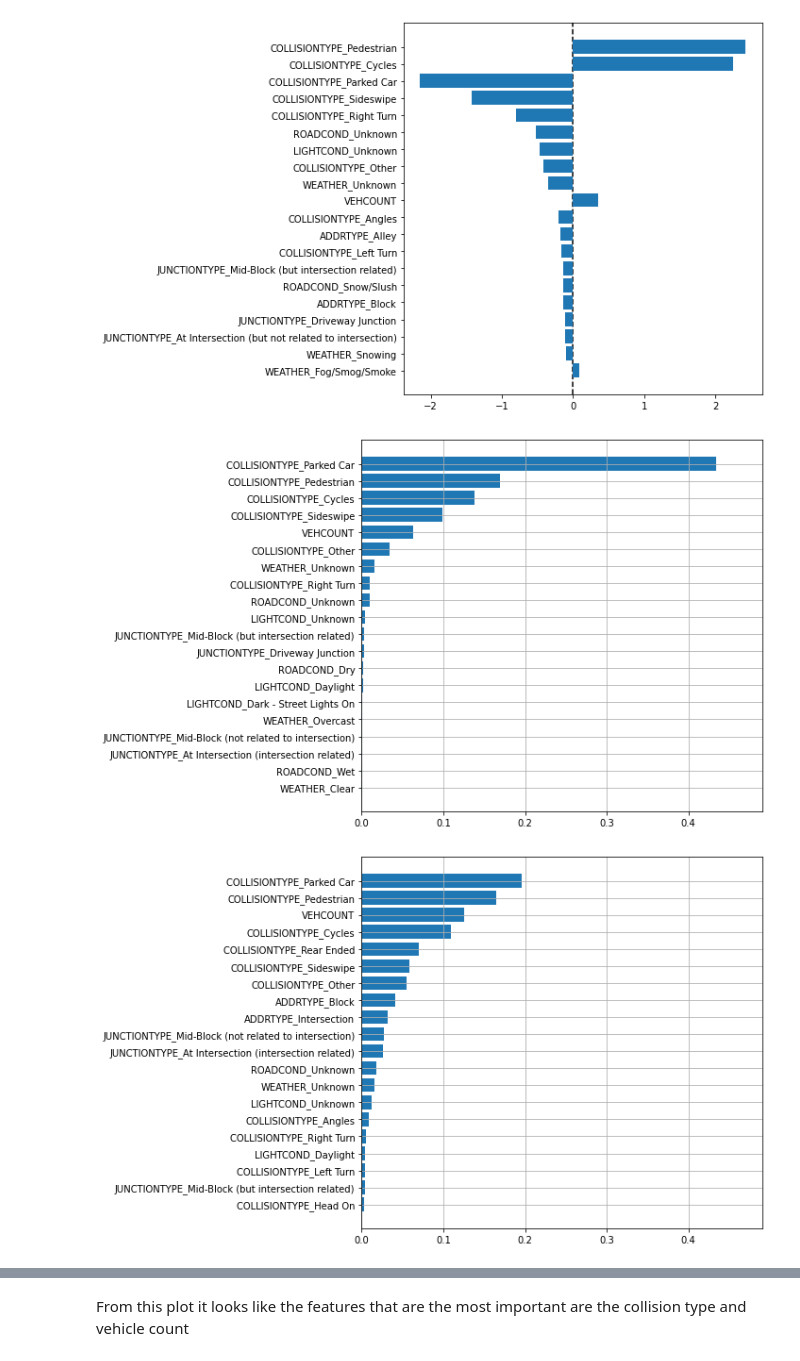
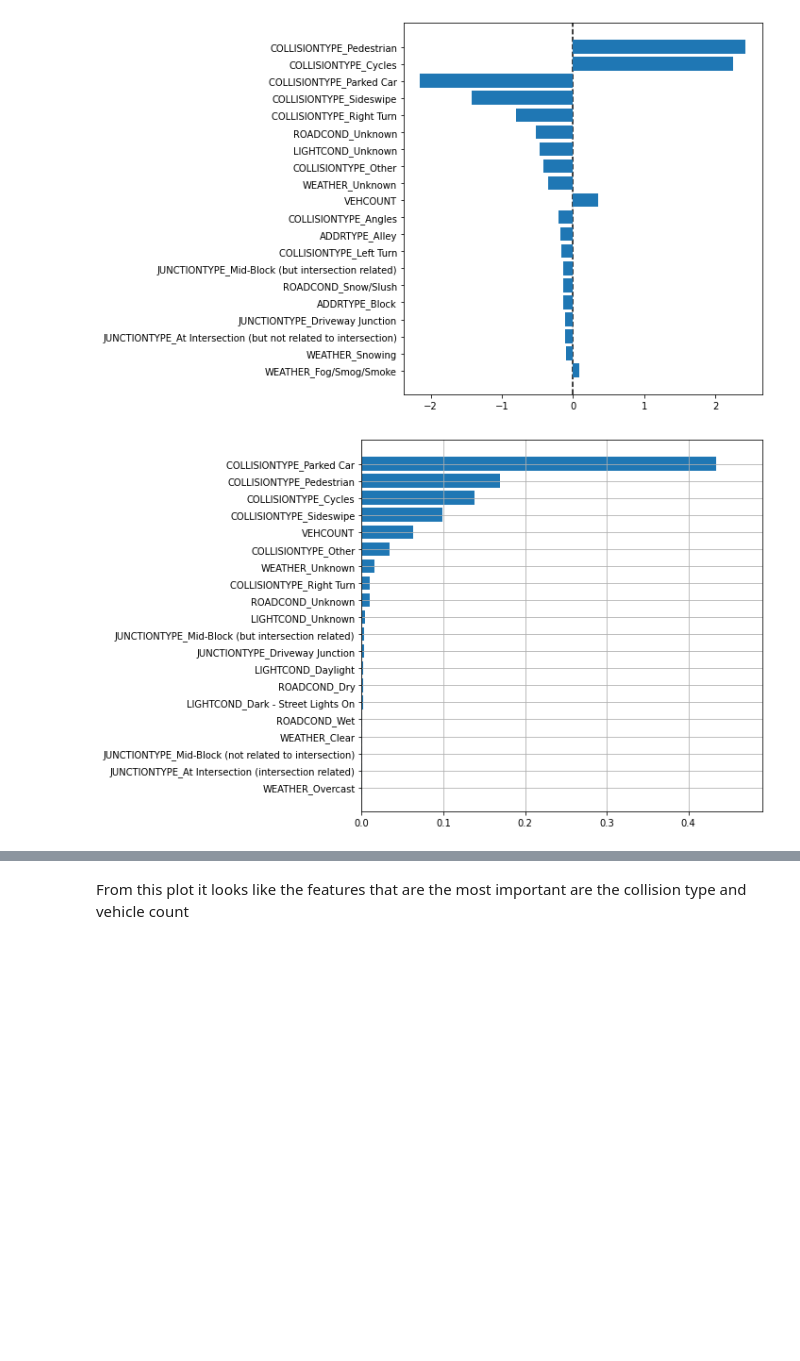
Before and after one commit to analisahill/Coursera_Capstone, a Jupyter notebook: Accident-Severity.ipynb, the cells around one changed output, grey strips where cells are left out. Drawn from its saved outputs; the diff is of its cells as text; code cells hidden in the pictures; blank space fills up the shorter version.

```diff
--- a/Accident-Severity.ipynb
+++ b/Accident-Severity.ipynb
@@ -608,7 +607,7 @@ Now we want to see which features are the most important for our model to make o
 # %%
 def get_column_names_from_ColumnTransformer(column_transformer):
     col_name = []
-    for transformer_in_columns in column_transformer.transformers_[:-1]:
+    for transformer_in_columns in column_transformer.transformers_[:]:
         raw_col_name = transformer_in_columns[2]
         if isinstance(transformer_in_columns[1],Pipeline):
             transformer = transformer_in_columns[1].steps[-1][1]
@@ -646,17 +641,16 @@ plt.savefig('images/lr_feature_importance.jpeg')
 # %% [output]
 [figure]
 # %%
-imp_names = ['dt','rf']
+imp_names = ['dt']
 for name in imp_names:
     fig, ax = plt.subplots(figsize=(10, 6))
     importance = models[name].feature_importances_
     d = pd.DataFrame(dict(name=renamed_features, importance=importance))
     d = d.sort_values('importance', ascending=True).tail(20)
     ax.barh(d.name, d.importance)
     ax.set(xlim=(0, .49))
     ax.grid()
     plt.tight_layout()
-# plt.savefig('images/feature_importance.jpeg')
+# plt.savefig('images/dt_feature_importance.png')
 # %% [output]
-[figure, old version]
+[figure, new version]
-[figure, removed]
```
Also changed, not shown: parts of 10 cells of this notebook.
